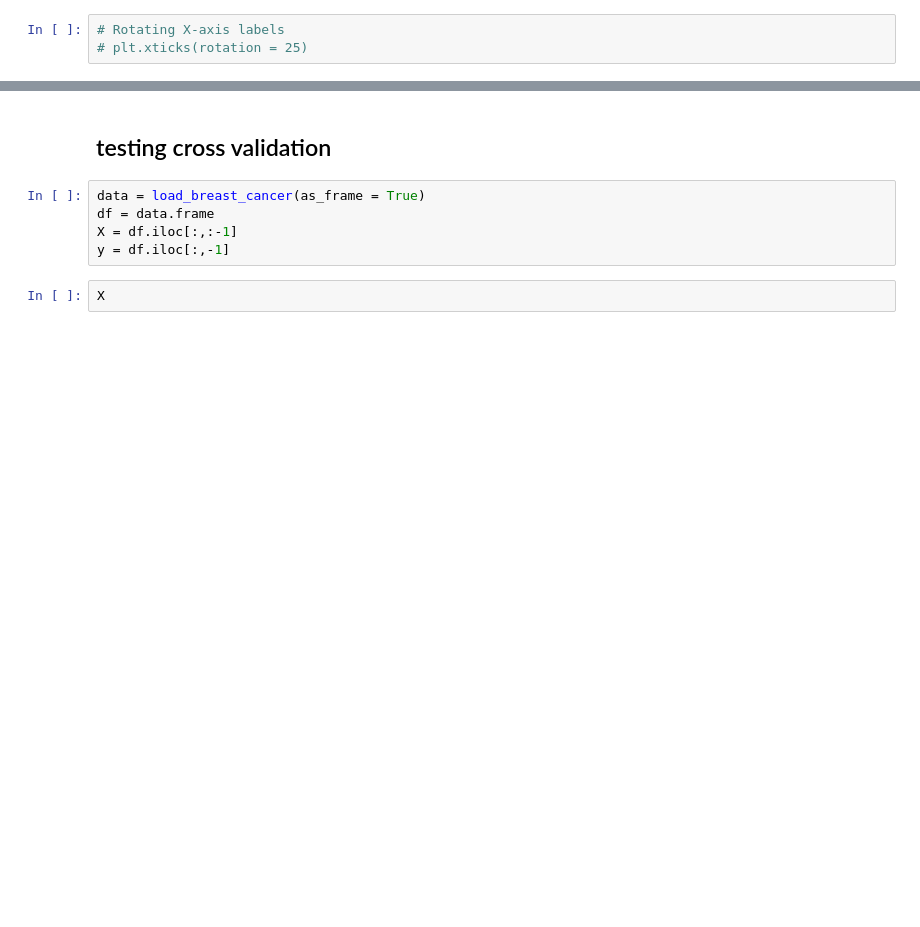
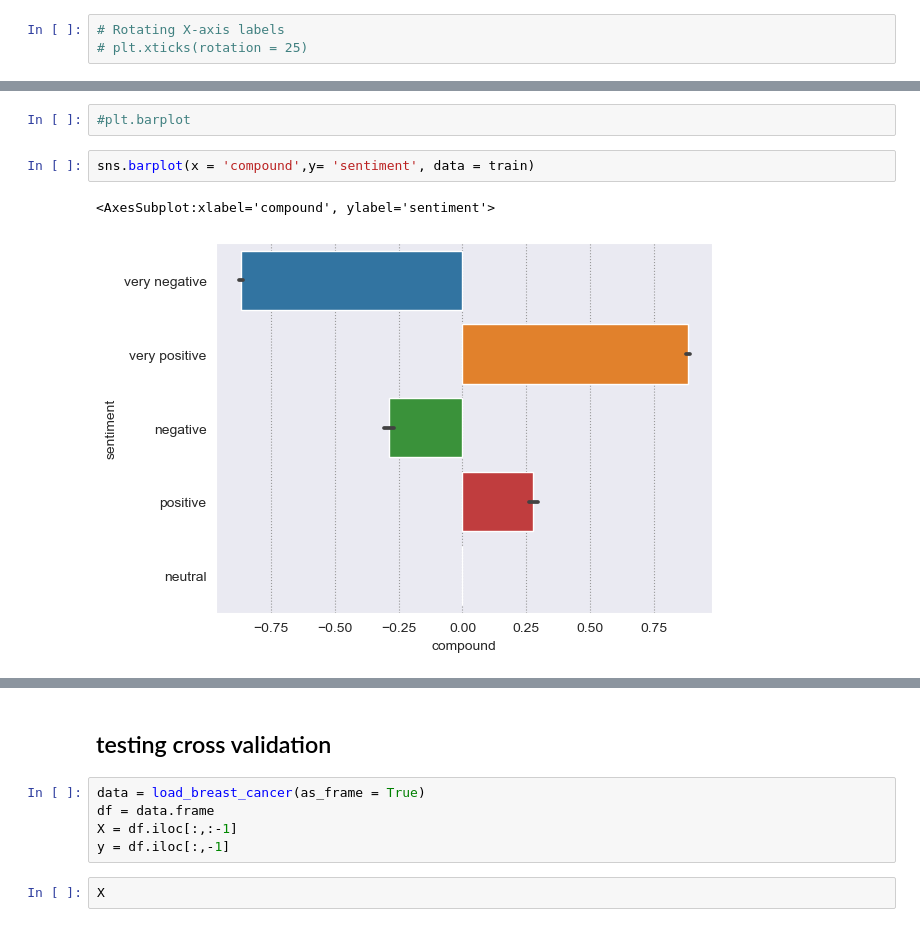
Before and after one commit to Booookkkkkssss/books_main, a Jupyter notebook: shawns_work/prep_and_explore_workbook.ipynb, the cells around one changed output, grey strips where cells are left out. Cells and saved outputs as stored; diff of their text form; blank space fills up the shorter version.

```diff
--- a/shawns_work/prep_and_explore_workbook.ipynb
+++ b/shawns_work/prep_and_explore_workbook.ipynb
@@ -480,0 +417,7 @@ plt.show()
+# %%
+#plt.barplot
+# %%
+sns.barplot(x = 'compound',y= 'sentiment', data = train)
+# %% [output]
+<AxesSubplot:xlabel='compound', ylabel='sentiment'>
+[figure, added]
```
Also changed, not shown: parts of 44 cells of this notebook, 3 other files.
